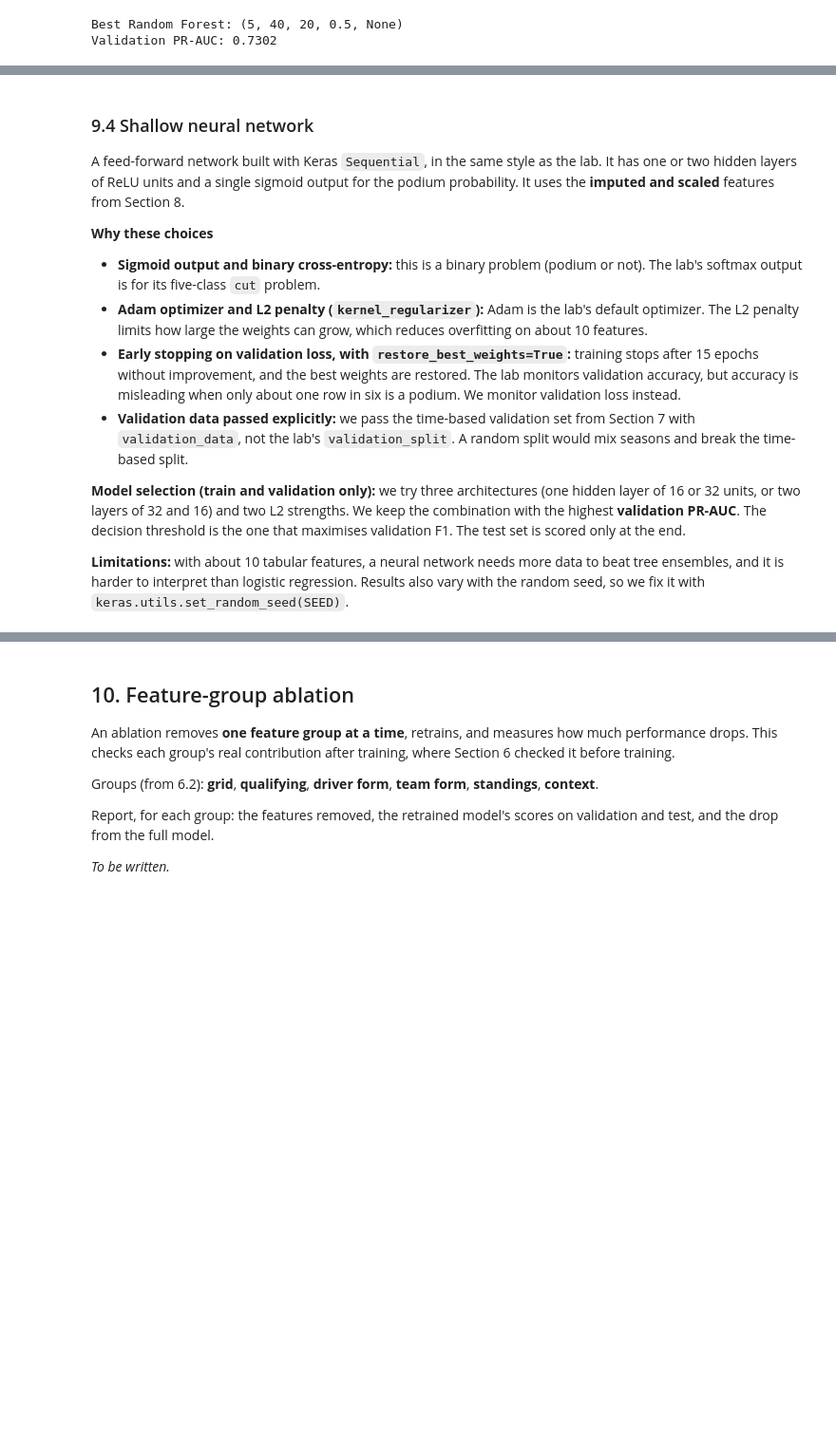
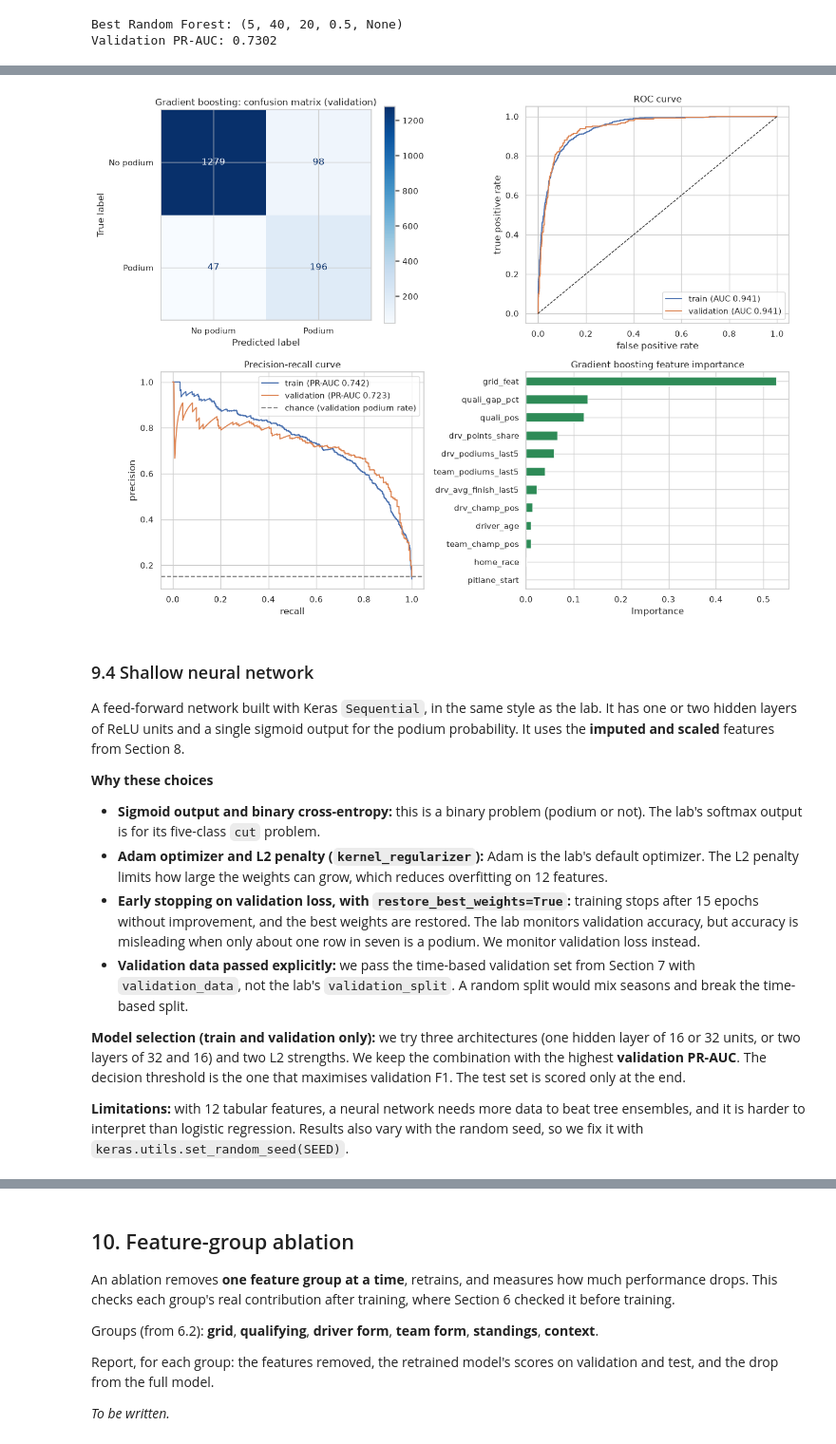
Before and after one commit to AbdelrahmanWaelH/F1_AI_Tools, a Jupyter notebook: F1_Podium_Prediction_Sections_1-8.ipynb, the cells around one changed output, grey strips where cells are left out. Shown at 95% size. Cells and saved outputs as stored; diff of their text form; code cells hidden in the pictures; blank space fills up the shorter version.

```diff
--- a/F1_Podium_Prediction_Sections_1-8.ipynb
+++ b/F1_Podium_Prediction_Sections_1-8.ipynb
@@ -1044,10 +1051,26 @@ plt.show()
 # %%
-# 9.3 Gradient boosting: fit, choose threshold on validation F1, score train / validation / test
+# 9.3 Gradient boosting: compare three setups on validation, choose threshold on validation F1, score train / validation / test
 from sklearn.ensemble import GradientBoostingClassifier
 results = globals().get("results", {})
 
-gb = GradientBoostingClassifier(n_estimators=300, max_depth=3, learning_rate=0.05,
-                                subsample=0.8, min_samples_leaf=20, random_state=SEED).fit(Xtr_imp, y_train)
+gb_configs = {
+    "shallow/slow (depth 2, lr 0.03)": dict(max_depth=2, learning_rate=0.03, n_estimators=300),
+    "medium (depth 3, lr 0.05)": dict(max_depth=3, learning_rate=0.05, n_estimators=300),
+    "deeper (depth 4, lr 0.05)": dict(max_depth=4, learning_rate=0.05, n_estimators=200),
+}
+gb_runs, gb_rows = {}, []
+for gb_label, params in gb_configs.items():
+    m = GradientBoostingClassifier(subsample=0.8, min_samples_leaf=20, random_state=SEED, **params).fit(Xtr_imp, y_train)
+    ap_tr = average_precision_score(y_train, m.predict_proba(Xtr_imp)[:, 1])
+    ap_va = average_precision_score(y_val, m.predict_proba(Xva_imp)[:, 1])
+    gb_runs[gb_label] = m
+    gb_rows.append({"setup": gb_label, "Train PR-AUC": ap_tr, "Val PR-AUC": ap_va, "Gap": ap_tr - ap_va})
+gb_search = pd.DataFrame(gb_rows).set_index("setup").sort_values("Val PR-AUC", ascending=False)
+display(gb_search.round(4))
+
+gb_choice = gb_search.index[0]
+gb = gb_runs[gb_choice]
+print("Chosen setup (best validation PR-AUC):", gb_choice)
 
 p_train_gb = gb.predict_proba(Xtr_imp)[:, 1]
 p_val_gb = gb.predict_proba(Xva_imp)[:, 1]
@@ -1082,3 +1111,25 @@ Selected threshold: 0.318
+# %%
+# 9.3 Gradient boosting: validation confusion matrix, ROC, precision-recall and feature importance
+fig, ax = plt.subplots(2, 2, figsize=(13, 10))
+ConfusionMatrixDisplay.from_predictions(y_val, (p_val_gb >= threshold_gb).astype(int),
+                                        display_labels=["No podium", "Podium"], cmap="Blues", ax=ax[0, 0])
+ax[0, 0].set_title("Gradient boosting: confusion matrix (validation)")
+
+for name, y, p in [("train", y_train, p_train_gb), ("validation", y_val, p_val_gb)]:
+    fpr, tpr, _ = roc_curve(y, p)
+    ax[0, 1].plot(fpr, tpr, label=f"{name} (AUC {roc_auc_score(y, p):.3f})")
+    pr, rc, _ = precision_recall_curve(y, p)
+    ax[1, 0].plot(rc, pr, label=f"{name} (PR-AUC {average_precision_score(y, p):.3f})")
+ax[0, 1].plot([0, 1], [0, 1], "k--", lw=1); ax[0, 1].set_xlabel("false positive rate"); ax[0, 1].set_ylabel("true positive rate")
+ax[0, 1].set_title("ROC curve"); ax[0, 1].legend()
+ax[1, 0].axhline(y_val.mean(), ls="--", color="grey", label="chance (validation podium rate)")
+ax[1, 0].set_xlabel("recall"); ax[1, 0].set_ylabel("precision"); ax[1, 0].set_title("Precision-recall curve"); ax[1, 0].legend()
+
+pd.Series(gb.feature_importances_, index=FEATURES).sort_values().plot.barh(ax=ax[1, 1], color="seagreen")
+ax[1, 1].set_title("Gradient boosting feature importance"); ax[1, 1].set_xlabel("Importance")
+plt.tight_layout(); plt.show()
+# %% [output]
+[figure, added]
 # %% [markdown]
 ### 9.4 Shallow neural network
 
@@ -1086,13 +1137,13 @@ A feed-forward network built with Keras `Sequential`, in the same style as the l
 
 **Why these choices**
 - **Sigmoid output and binary cross-entropy:** this is a binary problem (podium or not). The lab's softmax output is for its five-class `cut` problem.
-- **Adam optimizer and L2 penalty (`kernel_regularizer`):** Adam is the lab's default optimizer. The L2 penalty limits how large the weights can grow, which reduces overfitting on about 10 features.
-- **Early stopping on validation loss, with `restore_best_weights=True`:** training stops after 15 epochs without improvement, and the best weights are restored. The lab monitors validation accuracy, but accuracy is misleading when only about one row in six is a podium. We monitor validation loss instead.
+- **Adam optimizer and L2 penalty (`kernel_regularizer`):** Adam is the lab's default optimizer. The L2 penalty limits how large the weights can grow, which reduces overfitting on 12 features.
+- **Early stopping on validation loss, with `restore_best_weights=True`:** training stops after 15 epochs without improvement, and the best weights are restored. The lab monitors validation accuracy, but accuracy is misleading when only about one row in seven is a podium. We monitor validation loss instead.
 - **Validation data passed explicitly:** we pass the time-based validation set from Section 7 with `validation_data`, not the lab's `validation_split`. A random split would mix seasons and break the time-based split.
 
 **Model selection (train and validation only):** we try three architectures (one hidden layer of 16 or 32 units, or two layers of 32 and 16) and two L2 strengths. We keep the combination with the highest **validation PR-AUC**. The decision threshold is the one that maximises validation F1. The test set is scored only at the end.
 
-**Limitations:** with about 10 tabular features, a neural network needs more data to beat tree ensembles, and it is harder to interpret than logistic regression. Results also vary with the random seed, so we fix it with `keras.utils.set_random_seed(SEED)`.
+**Limitations:** with 12 tabular features, a neural network needs more data to beat tree ensembles, and it is harder to interpret than logistic regression. Results also vary with the random seed, so we fix it with `keras.utils.set_random_seed(SEED)`.
 # %%
 # 9.4 Shallow neural network
 import tensorflow as tf
```
Also changed, not shown: parts of 32 cells of this notebook.
